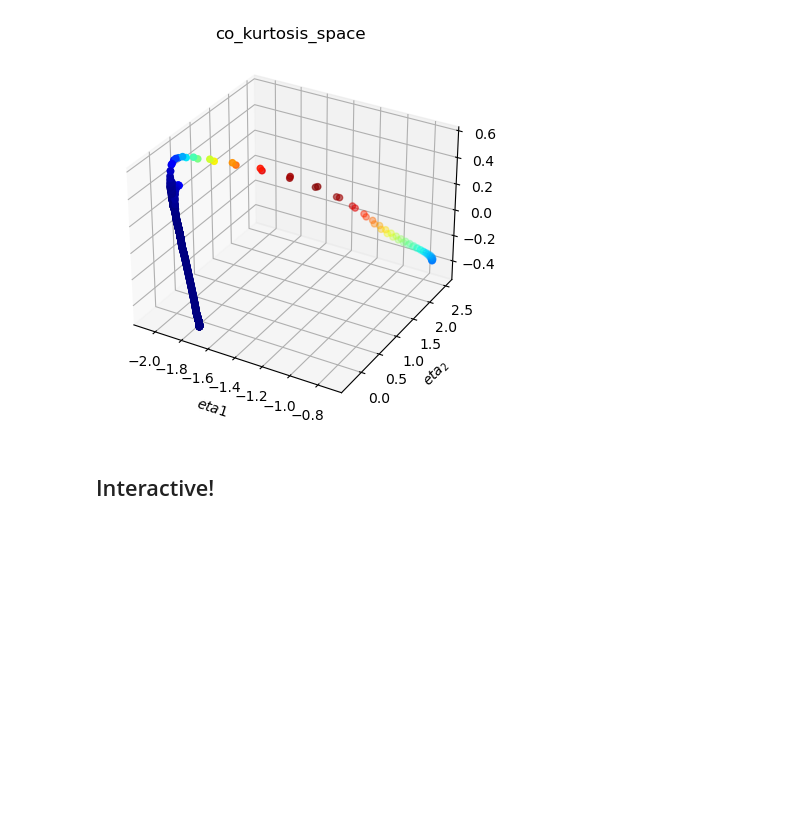
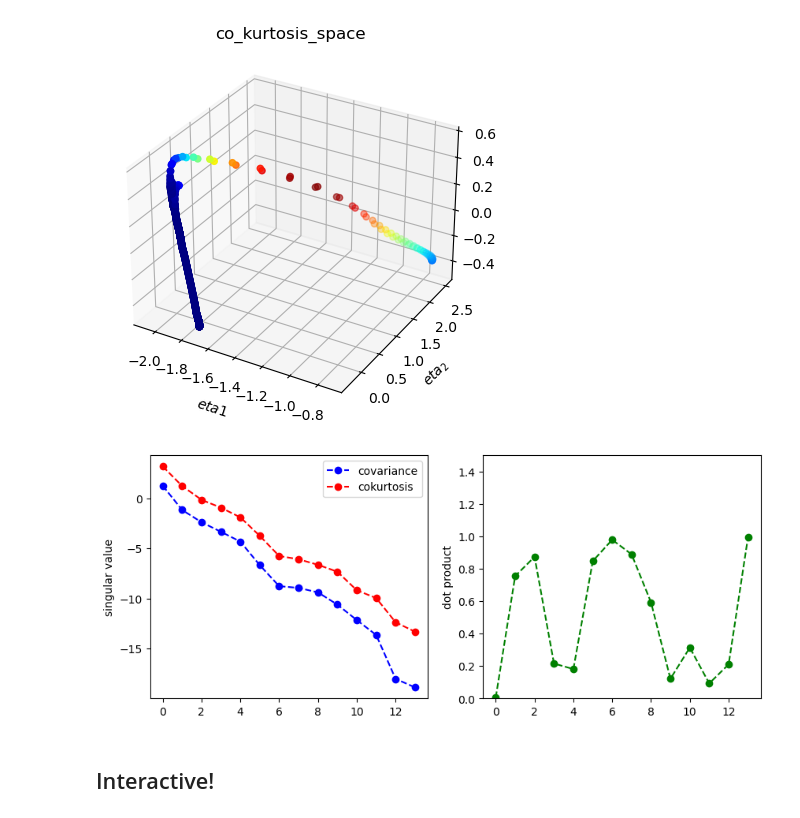
Before and after one commit to kulkarnisp/dim-red, a Jupyter notebook: examples/combust_data.ipynb, the cells around one changed output. Saved outputs shown, nothing was run; the diff lists cells and outputs as text; code cells hidden in the pictures; blank space fills up the shorter version.

```diff
--- a/examples/combust_data.ipynb
+++ b/examples/combust_data.ipynb
@@ -73,8 +73,8 @@ def transform_step(xinput,retain=4,plots=True,verbose=2,moment=co_kurtosis,scala
     clf = Kurtosis(n_retain=retain)
     clf.fit(xscaled,moment=moment)  ## or co_variance; user inputx
     xred = clf.transform(xscaled)
-
-    plot_embedding(xred,titler=f"{moment.name}_space",color_spec=xscaled[:,10],cmap="jet")
+    if plots:
+        plot_embedding(xred,titler=f"{moment.name}_space",color_spec=xscaled[:,10],cmap="jet")
 
     ## linear reconstruction:-->
     xpew = clf.transform2(xred)
@@ -91,7 +91,7 @@ def transform_step(xinput,retain=4,plots=True,verbose=2,moment=co_kurtosis,scala
         scale_sanity(xnew)
 
     print(f"Error in reconstruction after retaining {retain} vectors is {err:.4f}")
-    return err,xold,xnew
+    return clf,xold,xnew
 # %% [markdown]
 Xnew is transformed data
 
@@ -143,7 +143,7 @@ xrig = loader.getTime(time_step,verbose=-1)[:,:14]
 samul = {'covaiance':co_variance,'cokurtosis':co_kurtosis}
 
 # loader.plotLine(spec=12,time=time_step)
-err,xold,xnew = transform_step(xrig,moment=co_variance)
+cmv,xold,xnew = transform_step(xrig,moment=co_variance)
 prod_new,react_new = cantera_step(xnew,verbose=0)
 prod_old,react_old = cantera_step(xold,verbose=0)
 # %% [output]
@@ -159,7 +159,7 @@ Maxima is 18.32
 Error in reconstruction after retaining 4 vectors is 0.0045
 [figure]
 # %%
-err,kold,knew = transform_step(xrig,moment=co_kurtosis)
+cmk,kold,knew = transform_step(xrig,moment=co_kurtosis)
 kprod_new,kreact_new = cantera_step(knew,verbose=0)
 kprod_old,kreact_old = cantera_step(kold,verbose=0)
 # %% [output]
@@ -173,6 +173,23 @@ Maxima is 18.59
  (1024, 14)
 Error in reconstruction after retaining 4 vectors is 0.0038
 [figure]
+# %%
+def plotSpectra(s1,s2,u1,u2):
+    fig,(ax1,ax2) = plt.subplots(1,2,figsize=(10,4))
+    ax1.plot(np.log(s1),'--ob',label='covariance')
+    ax1.plot(np.log(s2),'--or',label='cokurtosis')
+    ax1.set_ylabel('singular value')
+    ax1.legend()
+    dots = [abs(v1@v2) for v1,v2 in zip(u1,u2)]
+    ax2.plot(dots,'--og')
+    ax2.set_ylabel('dot product')
+    ax2.set_ylim(0,1.5)
+
+    plt.show()
+# %%
+plotSpectra(cmv.s,cmk.s,cmv.u,cmk.u)
+# %% [output]
+[figure, added]
 # %%
 total = {}
 olds={'production':prod_old,'reaction':react_old,'mass':xold}
```
Also changed, not shown: parts of 1 cell of this notebook, 2 other files.
